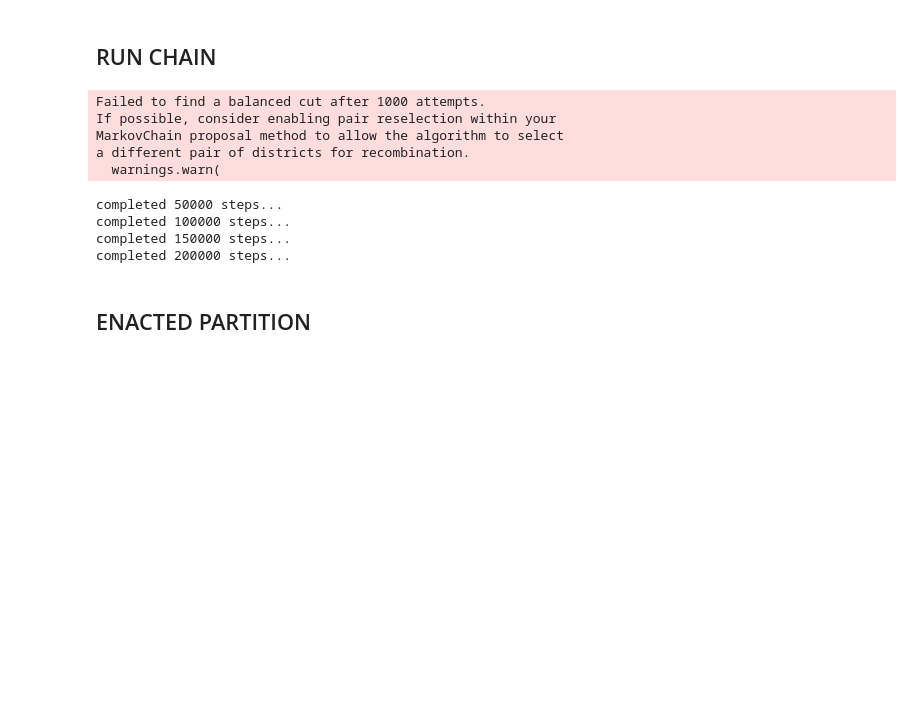
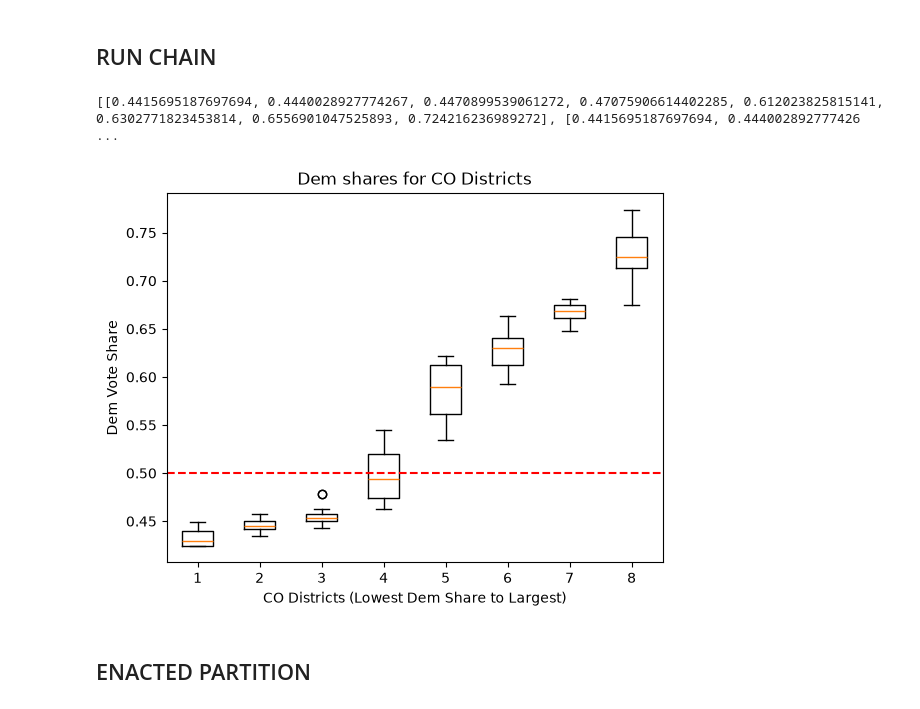
Before and after one commit to jevonlipsey/coi-preservation-project, a Jupyter notebook: co/co_2021_enac.ipynb, the cells around one changed output. Drawn from its saved outputs; the diff is of its cells as text; code cells hidden in the pictures; blank space fills up the shorter version.

```diff
--- a/co/co_2021_enac.ipynb
+++ b/co/co_2021_enac.ipynb
@@ -16,7 +16,7 @@ from gerrychain.updaters import cut_edges
 from gerrychain.tree import recursive_tree_part
 from functools import partial
 
-MARKOV_STEPS = 250_000
+MARKOV_STEPS = 100
 DESIRED_TCP = 0.8
 # %% [markdown]
 ## READING FILES
@@ -333,6 +351,8 @@ chain = MarkovChain(
 tcp_scores = []
 cut_edges_count = []
 dem_wins_count = []
+dem_boxes = []
+
 
 # dem shares init
 dist_1_shares = []
@@ -343,6 +363,7 @@ dist_5_shares = []
 dist_6_shares = []
 dist_7_shares = []
 dist_8_shares = []
+
 
 # maps score
 best_score=0
@@ -365,10 +386,13 @@ for partition in chain:
     cuts = len(partition['cut_edges'])
     seats = partition['dem_wins']
     shares = partition['dem_share']
+    boxes = partition['dem_box']
 
     tcp_scores.append(score)
     cut_edges_count.append(cuts)
     dem_wins_count.append(seats)
+    dem_boxes.append(boxes)
+
 
     dist_1_shares.append(shares[0])
     dist_2_shares.append(shares[1])
@@ -378,6 +402,7 @@ for partition in chain:
     dist_6_shares.append(shares[5])
     dist_7_shares.append(shares[6])
     dist_8_shares.append(shares[7])
+
 
     # append scores under its seat count
     tcp_scores_by_seats[seats].append(score)
@@ -417,16 +442,3 @@ chain_results = {
     'dist_7_dem_share': dist_7_shares,
     'dist_8_dem_share': dist_8_shares
 }
-
-#results_df = pd.DataFrame(chain_results)
-#results_df.to_csv("data/colorado_neutral_500k.csv", index=False)
-# %% [output]
-Failed to find a balanced cut after 1000 attempts.
-If possible, consider enabling pair reselection within your
-MarkovChain proposal method to allow the algorithm to select
-a different pair of districts for recombination.
-  warnings.warn(
-completed 50000 steps...
-completed 100000 steps...
-completed 150000 steps...
-completed 200000 steps...
@@ -433,3 +448,20 @@ completed 200000 steps...
+# %%
+
+print(dem_boxes)
+grouped_data = list(zip(*dem_boxes))
+
+plt.boxplot(grouped_data, label= ['1', '2', '3', '4', '5', '6', '7', '8'])
+plt.axhline(0.5, color="red", linestyle="dashed", label="50% line")
+
+# Add titles and labels for clarity
+plt.title("Dem shares for CO Districts")
+plt.xlabel("CO Districts (Lowest Dem Share to Largest)")
+plt.ylabel("Dem Vote Share")
+# Display the plot
+plt.show()
+# %% [output]
+[[0.4415695187697694, 0.4440028927774267, 0.4470899539061272, 0.47075906614402285, 0.612023825815141, 0.6302771823453814, 0.6556901047525893, 0.724216236989272], [0.4415695187697694, 0.444002892777426 ...
+[figure, added]
 # %% [markdown]
 ## ENACTED PARTITION
 # %%
```
Also changed, not shown: parts of 9 cells of this notebook, 11 other files.
